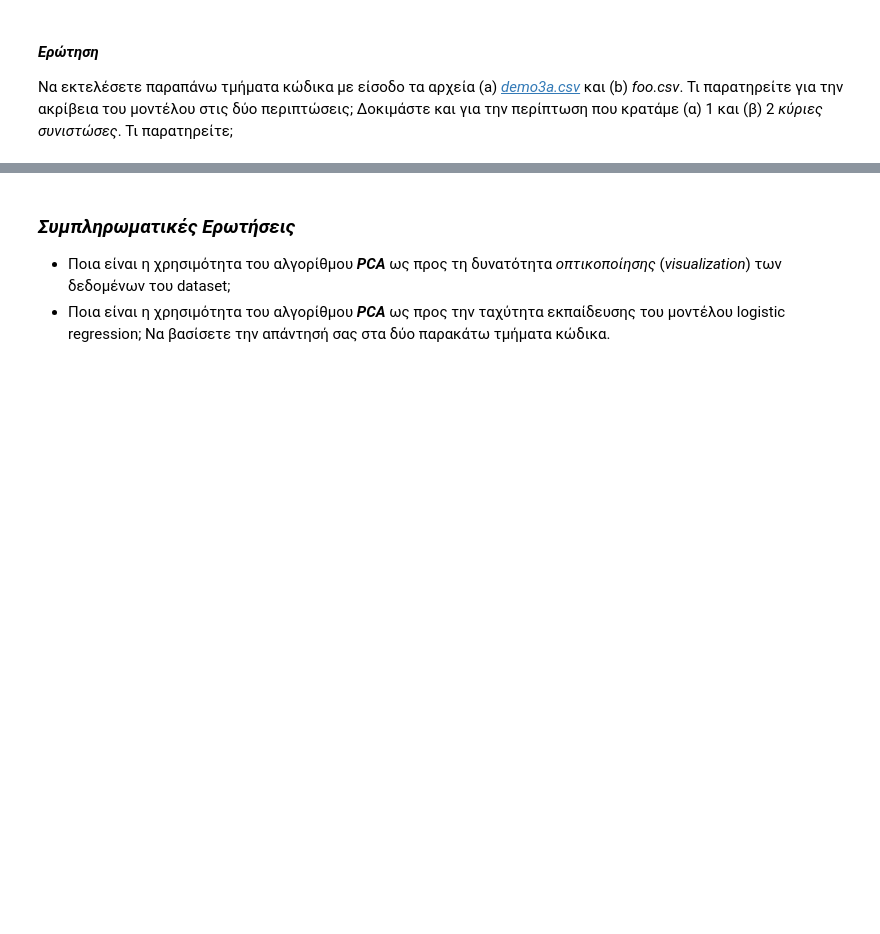
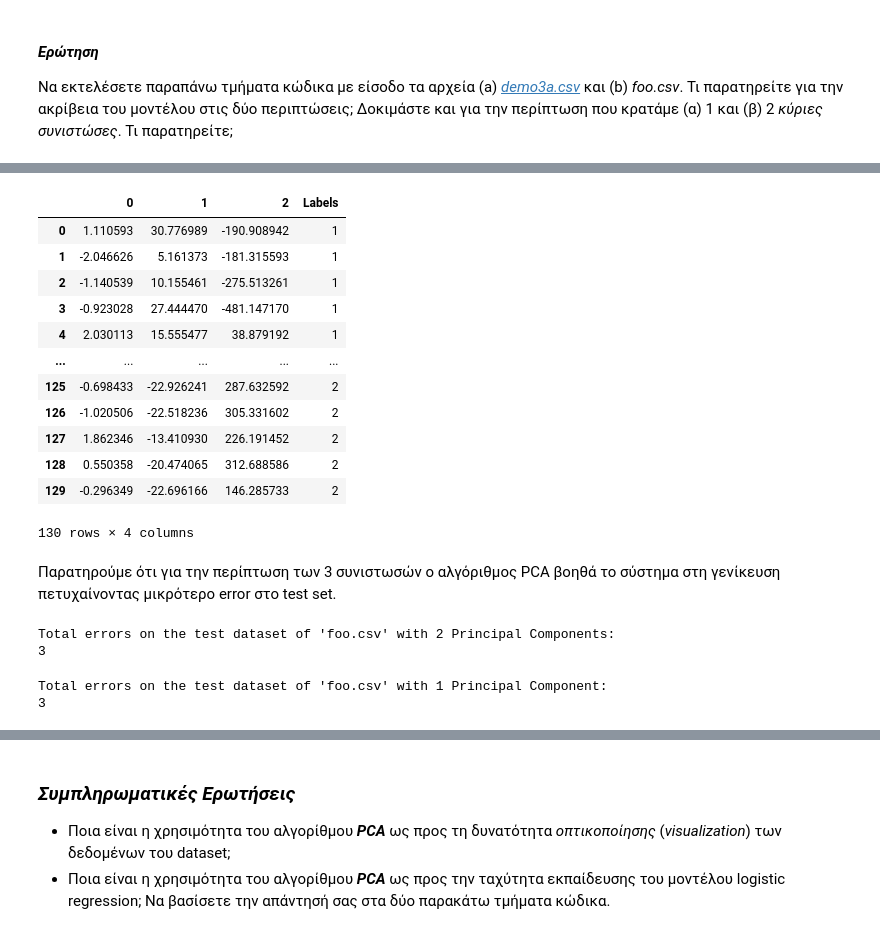
Before and after one commit to billdepo/Stochastic-Processes-Optimization-labs, a Jupyter notebook: lab2/Depastas_lab2_PCA.ipynb, the cells around one changed output, grey strips where cells are left out. Cells and saved outputs as stored; diff of their text form; code cells hidden in the pictures; blank space fills up the shorter version.

```diff
--- a/lab2/Depastas_lab2_PCA.ipynb
+++ b/lab2/Depastas_lab2_PCA.ipynb
@@ -247,0 +319,72 @@ Total errors on the test dataset
+# %%
+df2
+# %% [output]
+|  | 0 | 1 | 2 | Labels |
+| 0 | 1.110593 | 30.776989 | -190.908942 | 1 |
+| 1 | -2.046626 | 5.161373 | -181.315593 | 1 |
+| 2 | -1.140539 | 10.155461 | -275.513261 | 1 |
+| 3 | -0.923028 | 27.444470 | -481.147170 | 1 |
+| 4 | 2.030113 | 15.555477 | 38.879192 | 1 |
+| ... | ... | ... | ... | ... |
+| 125 | -0.698433 | -22.926241 | 287.632592 | 2 |
+| 126 | -1.020506 | -22.518236 | 305.331602 | 2 |
+| 127 | 1.862346 | -13.410930 | 226.191452 | 2 |
+| 128 | 0.550358 | -20.474065 | 312.688586 | 2 |
+| 129 | -0.296349 | -22.696166 | 146.285733 | 2 |
+130 rows × 4 columns
+# %% [markdown]
+Παρατηρούμε ότι για την περίπτωση των 3 συνιστωσών ο αλγόριθμος PCA βοηθά το σύστημα στη γενίκευση πετυχαίνοντας μικρότερο error στο test set.
+# %%
+# 2 Principal Components
+
+# Separate the input features from the target variable
+x3 = df2.iloc[:,1:3].values
+y3 = df2.iloc[:,3].values
+# Split the dataset into train and test set
+Xtrain3,Xtest3,Ytrain3,Ytest3 = train_test_split(x3,y3, test_size = 0.2,
+												 random_state=42)
+
+classifier3 = LogisticRegression(max_iter = 1000)
+classifier3.fit(Xtrain3,Ytrain3)
+
+# Get the predictions on the test set
+prediction3 = classifier3.predict(Xtest3)
+
+# Calculate the total number of errors on the test set
+errors3 = 0
+for index in range(0,len(prediction3) - 1):
+	if prediction3[index] != Ytest3[index]:
+		errors3 += 1
+
+print("Total errors on the test dataset of 'foo.csv' with 2 Principal Components:")
+print(errors3)
+# %% [output]
+Total errors on the test dataset of 'foo.csv' with 2 Principal Components:
+3
+# %%
+# 1 Principal Component
+
+# Separate the input features from the target variable
+x4 = df2.iloc[:,2:3].values
+y4 = df2.iloc[:,3].values
+# Split the dataset into train and test set
+Xtrain4,Xtest4,Ytrain4,Ytest4 = train_test_split(x4,y4, test_size = 0.2,
+												 random_state=42)
+
+classifier4 = LogisticRegression(max_iter = 1000)
+classifier4.fit(Xtrain4,Ytrain4)
+
+# Get the predictions on the test set
+prediction4 = classifier4.predict(Xtest4)
+
+# Calculate the total number of errors on the test set
+errors4 = 0
+for index in range(0,len(prediction4) - 1):
+	if prediction4[index] != Ytest4[index]:
+		errors4 += 1
+
+print("Total errors on the test dataset of 'foo.csv' with 1 Principal Component:")
+print(errors4)
+# %% [output]
+Total errors on the test dataset of 'foo.csv' with 1 Principal Component:
+3
```
Also changed, not shown: parts of 14 cells of this notebook.
